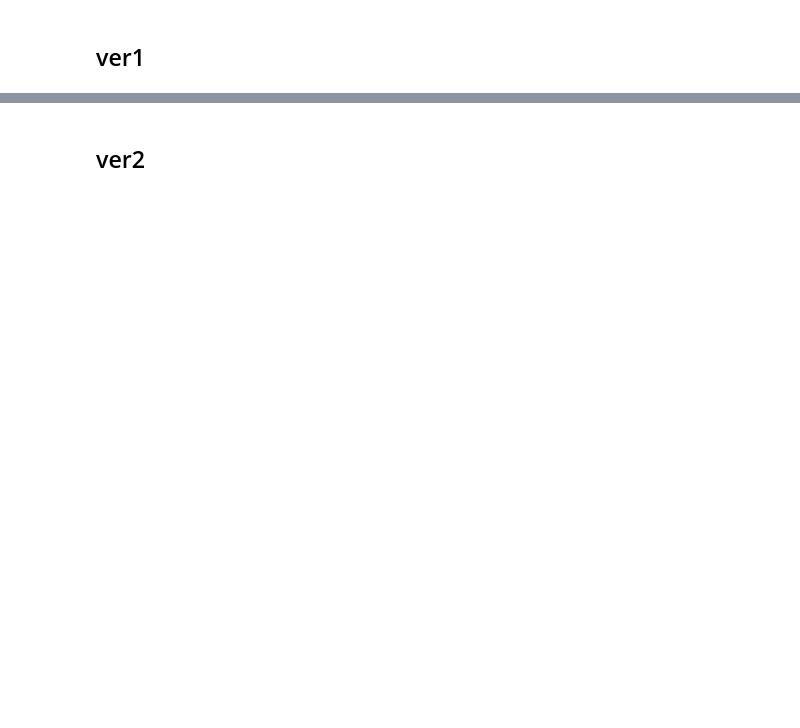
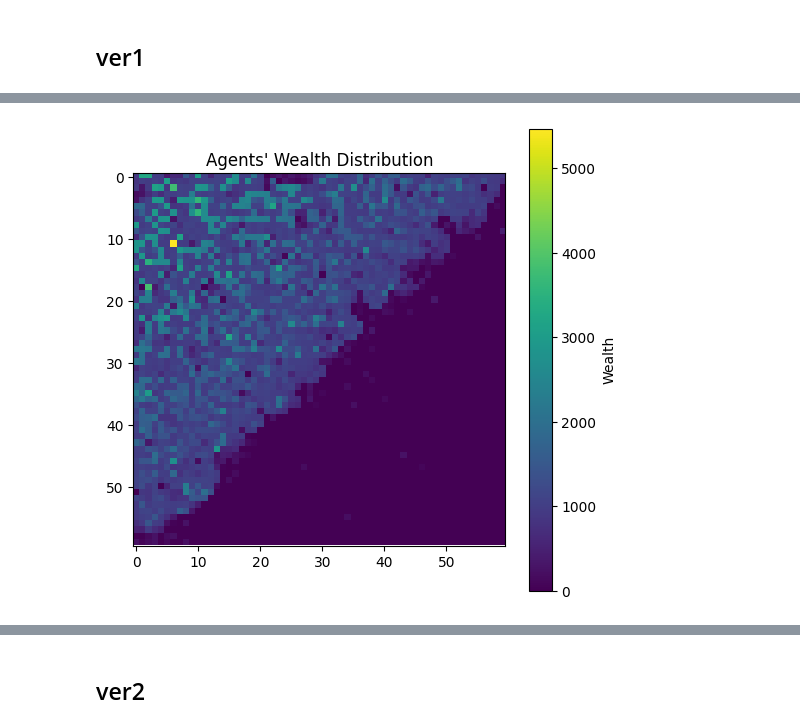
Before and after one commit to gibranfil/simulation, a Jupyter notebook: co_schelling/seggregation_Increasing_price.ipynb, the cells around one changed output, grey strips where cells are left out. Saved outputs shown, nothing was run; the diff lists cells and outputs as text; code cells hidden in the pictures; blank space fills up the shorter version.

```diff
--- a/co_schelling/seggregation_Increasing_price.ipynb
+++ b/co_schelling/seggregation_Increasing_price.ipynb
@@ -176,0 +217,4 @@ np.random.normal(20, 10)
+# %%
+model.plot_agents_wealth()
+# %% [output]
+[figure, added]
```
Also changed, not shown: parts of 11 cells of this notebook, 4 other files.
